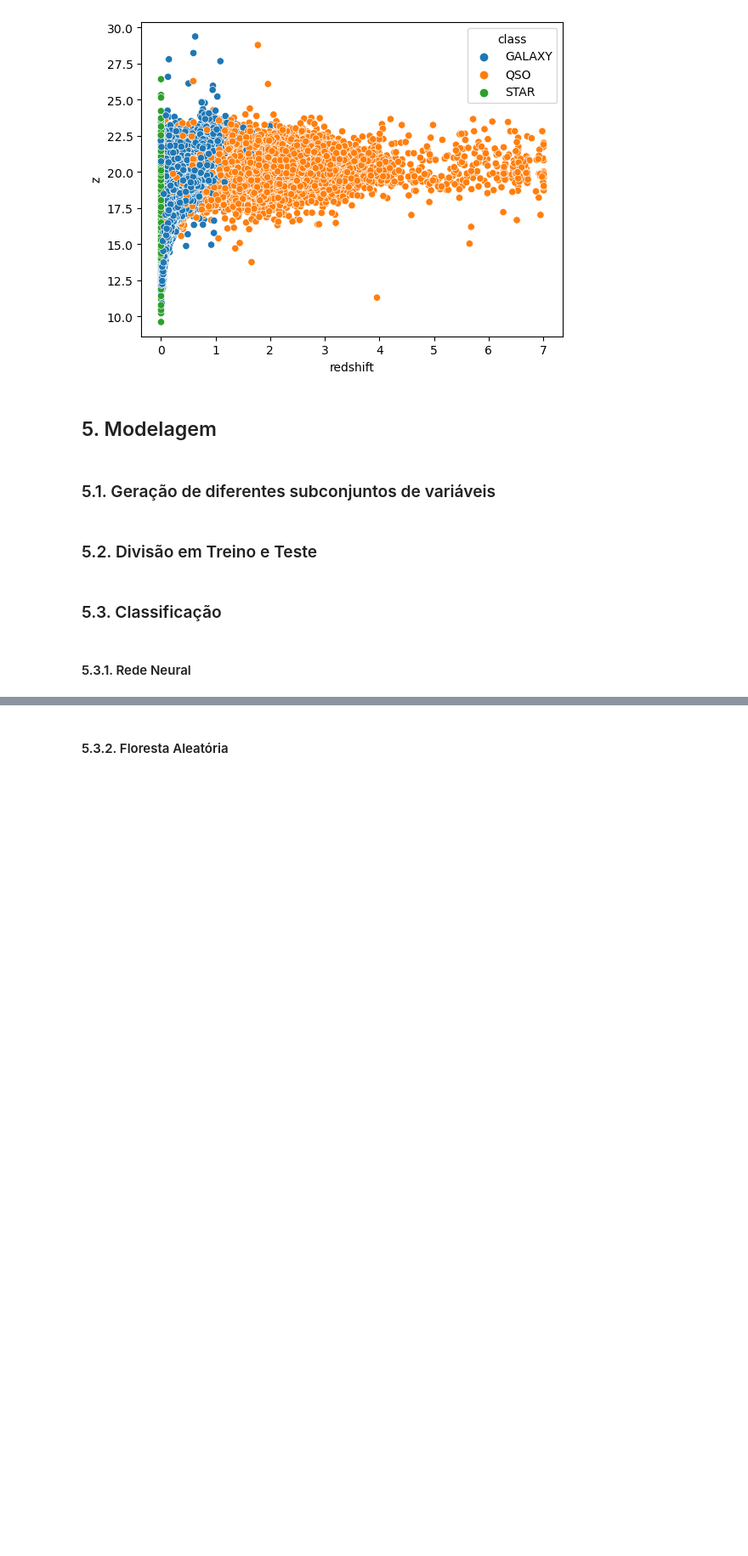
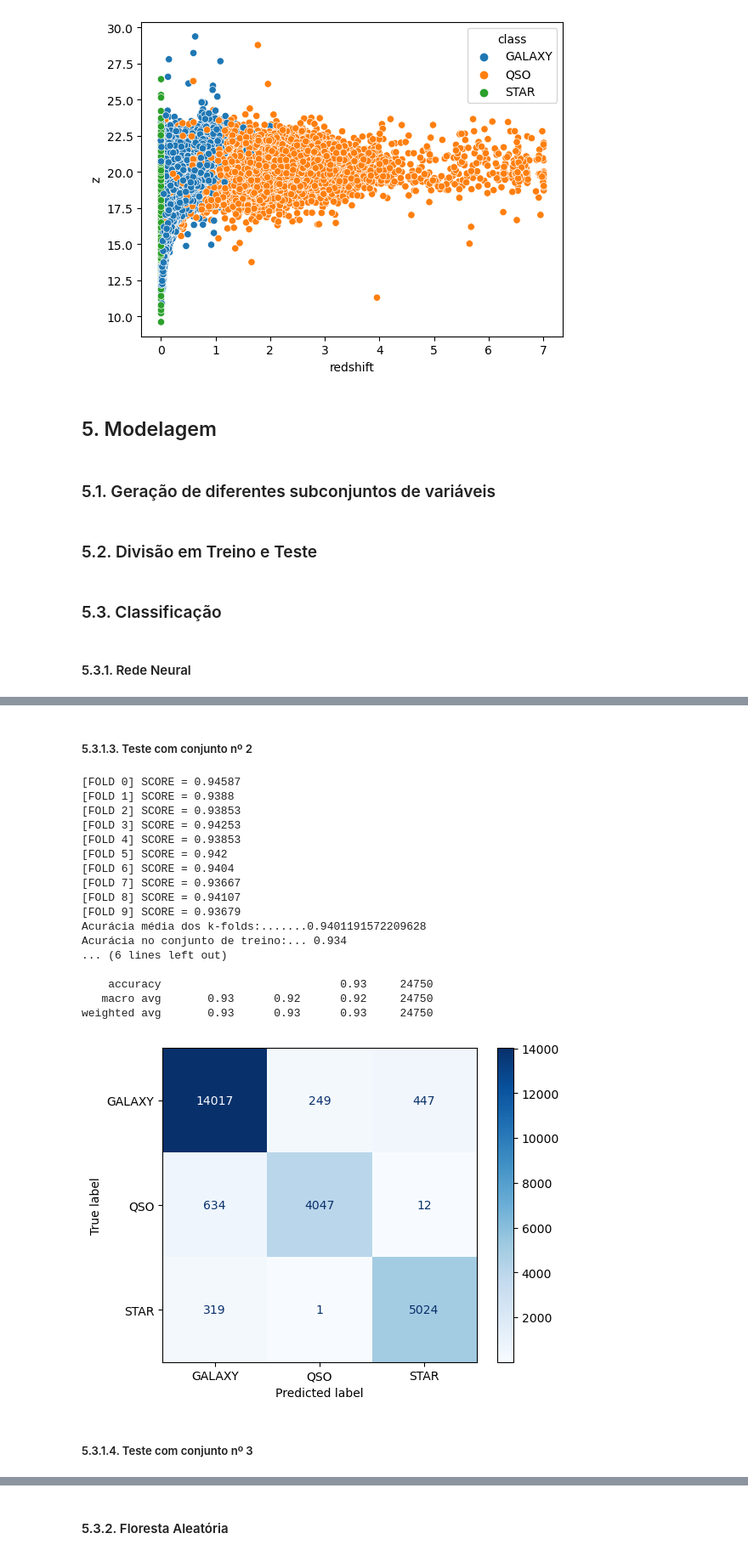
Before and after one commit to saulorcj/disciplina-aprendizado-maquina, a Jupyter notebook: stellar.ipynb, the cells around one changed output, grey strips where cells are left out. Shown at 85% size. Drawn from its saved outputs; the diff is of its cells as text; code cells hidden in the pictures; blank space fills up the shorter version.

```diff
--- a/stellar.ipynb
+++ b/stellar.ipynb
@@ -354,7 +289,7 @@ cols_teste_01 = ["alpha", "delta", "u", "g", "i", "z", "run_ID", "cam_col", "fie
 cols_teste_02 = ["redshift", "class"]
 # %%
-cols_01 = cols_corr_bet_01
-cols_02 = cols_corr_bet_02
+cols_01 = list((set(cols_teste_01) & set(cols_corr_bet_01)) - set(cols_rem))
+cols_02 = list((set(cols_teste_01) & set(cols_corr_bet_02)) - set(cols_rem))
 cols_03 = list(set(cols_corr_bet_01) - set(cols_rem))
 cols_04 = list(set(cols_corr_bet_02) - set(cols_rem))
 cols_05 = list(set(cols_teste_01) - set(cols_rem))
@@ -519,0 +455,25 @@ weighted avg       0.97      0.97      0.97     33000
+# %% [markdown]
+##### 5.3.1.3. Teste com conjunto nº 2
+# %%
+get_results_model(X_train_02, y_train, X_val_02, y_val, MLPClassifier, parameters)
+# %% [output]
+[FOLD 0] SCORE = 0.94587
+[FOLD 1] SCORE = 0.9388
+[FOLD 2] SCORE = 0.93853
+[FOLD 3] SCORE = 0.94253
+[FOLD 4] SCORE = 0.93853
+[FOLD 5] SCORE = 0.942
+[FOLD 6] SCORE = 0.9404
+[FOLD 7] SCORE = 0.93667
+[FOLD 8] SCORE = 0.94107
+[FOLD 9] SCORE = 0.93679
+Acurácia média dos k-folds:.......0.9401191572209628
+Acurácia no conjunto de treino:... 0.934
+... (6 lines left out)
+
+    accuracy                           0.93     24750
+   macro avg       0.93      0.92      0.92     24750
+weighted avg       0.93      0.93      0.93     24750
+[figure, added]
+# %% [markdown]
+##### 5.3.1.4. Teste com conjunto nº 3
```
Also changed, not shown: parts of 85 cells of this notebook.
